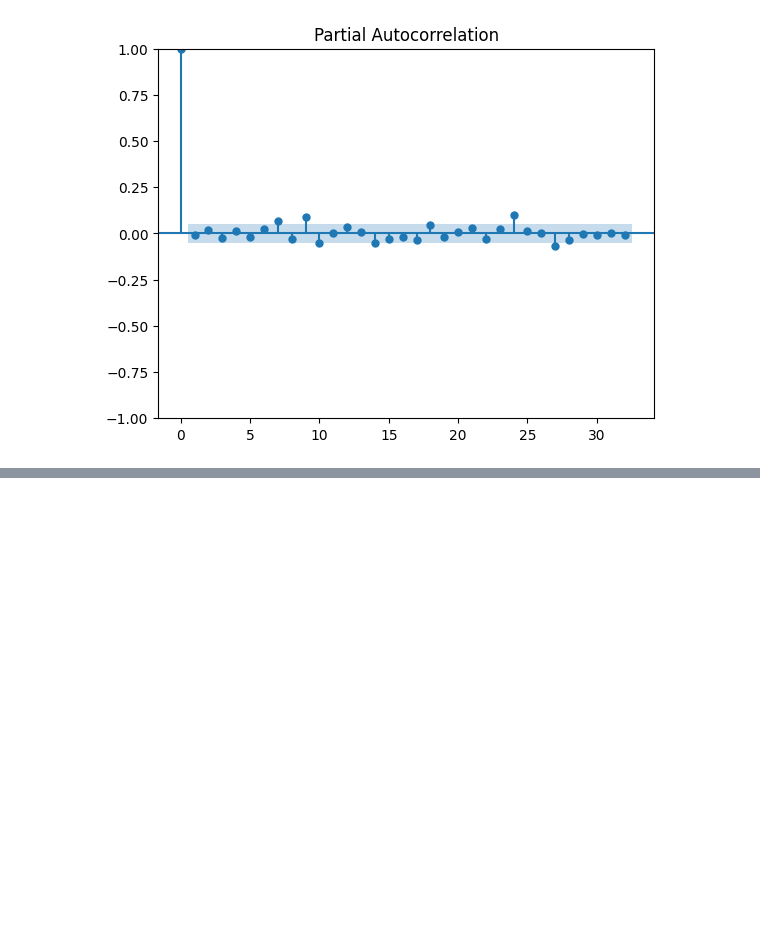
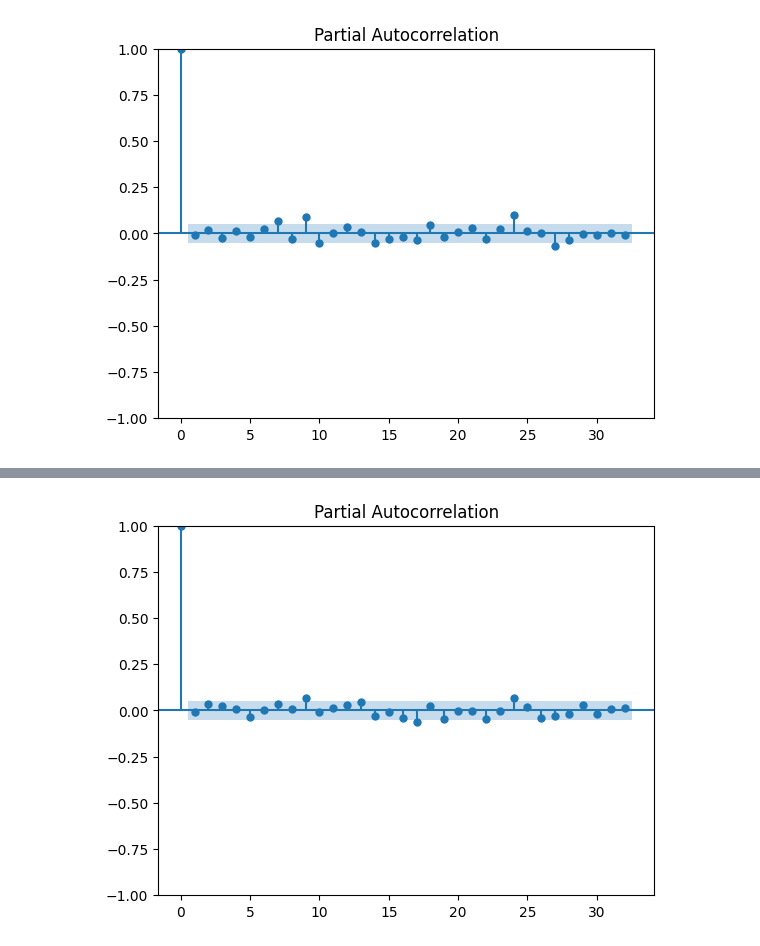
Before and after one commit to VinaySingh561/time-series-analysis, a Jupyter notebook: ACF_and_PACF.ipynb, the cells around one changed output, grey strips where cells are left out. Cells and saved outputs as stored; diff of their text form; code cells hidden in the pictures; blank space fills up the shorter version.

```diff
--- a/ACF_and_PACF.ipynb
+++ b/ACF_and_PACF.ipynb
@@ -166,0 +201,4 @@ pacf_plot = plot_pacf(tickerDf.FirstDiff)
+# %%
+pacf_plot = plot_pacf(tickerDf.LogReturns)
+# %% [output]
+[figure, added]
```
Also changed, not shown: parts of 7 cells of this notebook.
